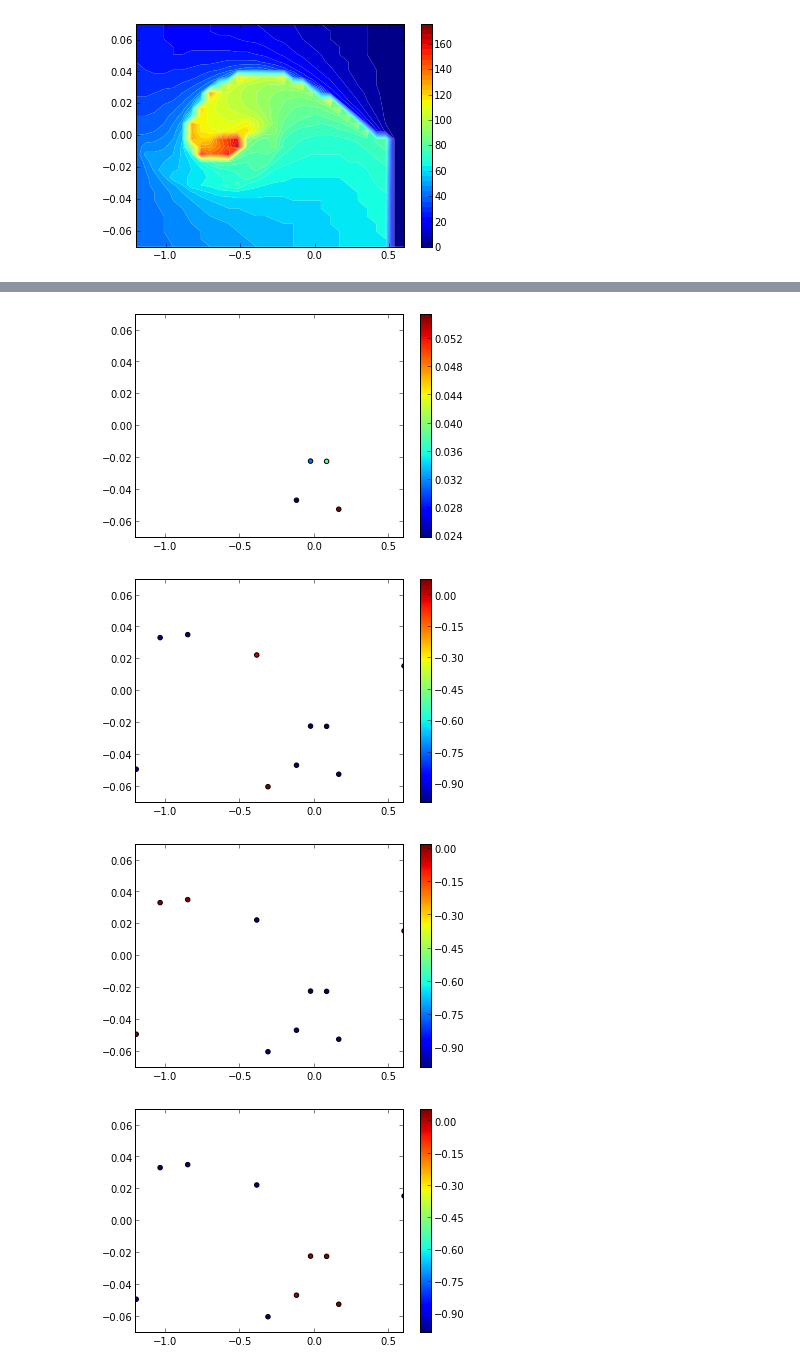
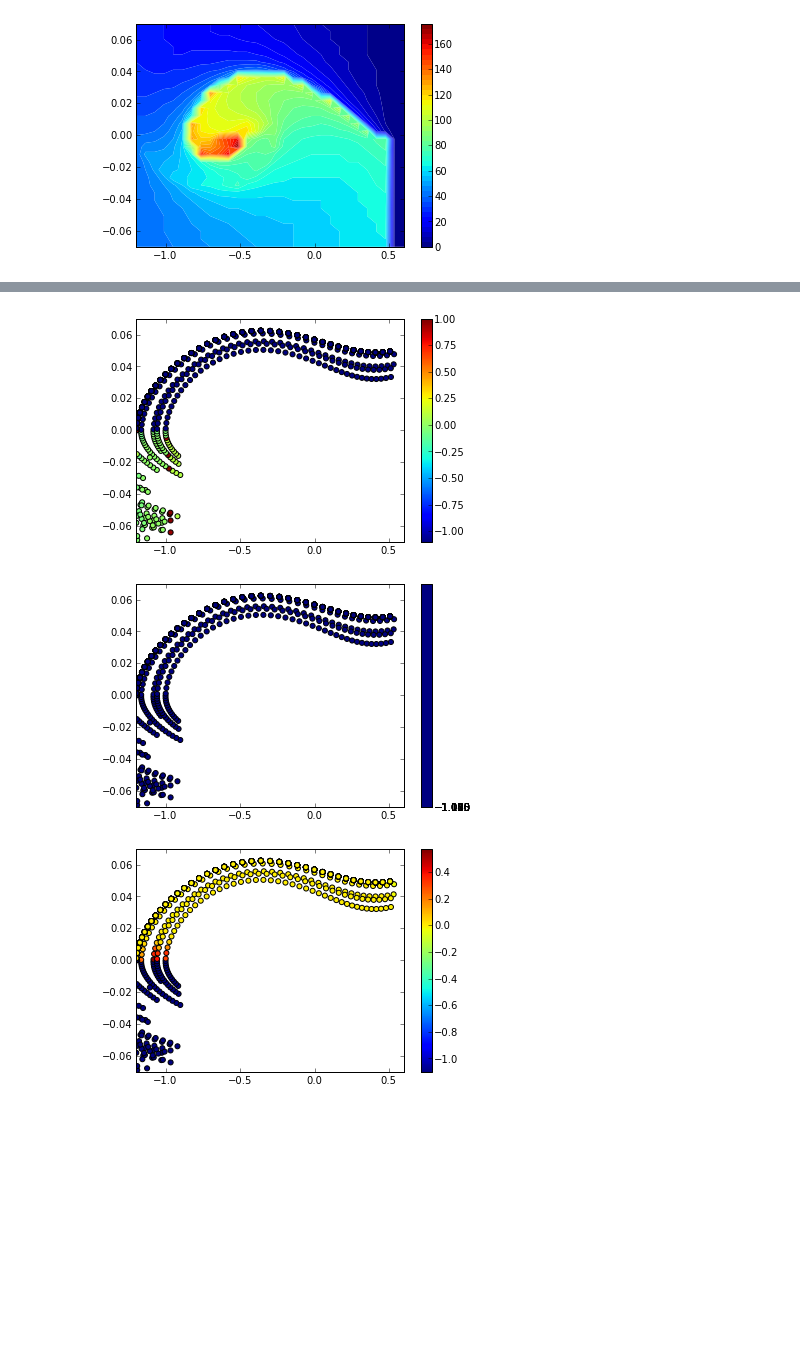
Before and after one commit to edouardklein/RL-and-IRL, a Jupyter notebook: Exp4.ipynb, the cells around one changed output, grey strips where cells are left out. Saved outputs shown, nothing was run; the diff lists cells and outputs as text; code cells hidden in the pictures; blank space fills up the shorter version.

```diff
--- a/Exp4.ipynb
+++ b/Exp4.ipynb
@@ -147,7 +143,6 @@ savetxt("mountain_car_batch_data.mat",data)
 # %%
 def mountain_car_manual_policy(state):
     position,speed = state
-    if -
     return -1. if speed <=0 else 1.
 plottable_episode_length = mountain_car_episode_vlength(mountain_car_manual_policy)
 X = linspace(-1.2,0.6,30)
@@ -199,7 +192,7 @@ data_test.shape
 # %%
 def mountain_car_interesting_state():
-    position = numpy.random.uniform(low=-1.2,high=0.6)
-    speed = numpy.random.uniform(low=0.04,high=0.07)
+    position = numpy.random.uniform(low=-1.2,high=-0.9)
+    speed = numpy.random.uniform(low=-0.07,high=0)
     return array([position,speed])
 
 def mountain_car_IRL_traj():
@@ -221,7 +214,7 @@ def mountain_car_IRL_data(nbsamples):
         data = vstack([data,mountain_car_IRL_traj()])
     return data[:nbsamples]
 
-TRAJS = mountain_car_IRL_data(100)
+TRAJS = mountain_car_IRL_data(1000)
 scatter(TRAJS[:,0],TRAJS[:,1],c=TRAJS[:,2])
 axis([-1.2,0.6,-0.07,0.07])
 # %% [output]
@@ -292,10 +289,10 @@ ValueError: The number of classes has to be greater than one.
 # %%
 #Données pour la regression
-column_shape = (len(traj),1)
-s = traj[:,0:2]
-a = traj[:,2].reshape(column_shape)
-sa = traj[:,0:3]
-s_dash = traj[:,3:5]
+column_shape = (len(TRAJS),1)
+s = TRAJS[:,0:2]
+a = TRAJS[:,2].reshape(column_shape)
+sa = TRAJS[:,0:3]
+s_dash = TRAJS[:,3:5]
 a_dash = pi_c(s_dash).reshape(column_shape)
 sa_dash = hstack([s_dash,a_dash])
 hat_r = (q(sa)-GAMMA*q(sa_dash)).reshape(column_shape)
@@ -304,10 +301,11 @@ r_min = min(hat_r)-1.*ones(column_shape)
 sar = hstack([sa,hat_r])
 for action in ACTION_SPACE:
     sr = array([l for l in sar if l[2]==action])
-    axis([-1.2,0.6,-0.07,0.07])
-    scatter(sr[:,0],sr[:,1],s=20,c=sr[:,3], marker = 'o', cmap = cm.jet );
-    colorbar()
-    figure()
+    if(len(sr)):
+        axis([-1.2,0.6,-0.07,0.07])
+        scatter(sr[:,0],sr[:,1],s=20,c=sr[:,3], marker = 'o', cmap = cm.jet );
+        colorbar()
+        figure()
 ##Avec l'heuristique :
 regression_input_matrices = [hstack([s,action*ones(column_shape)]) for action in ACTION_SPACE]
 def add_output_column( reg_mat ):
@@ -330,7 +328,6 @@ for action in ACTION_SPACE:
-[figure, old version]
+[figure, new version]
-[figure, old version]
+[figure, new version]
-[figure, old version]
+[figure, new version]
-[figure, removed]
 # %%
 #Régression
 from sklearn.svm import SVR
```
Also changed, not shown: parts of 16 cells of this notebook, 1 other file.
